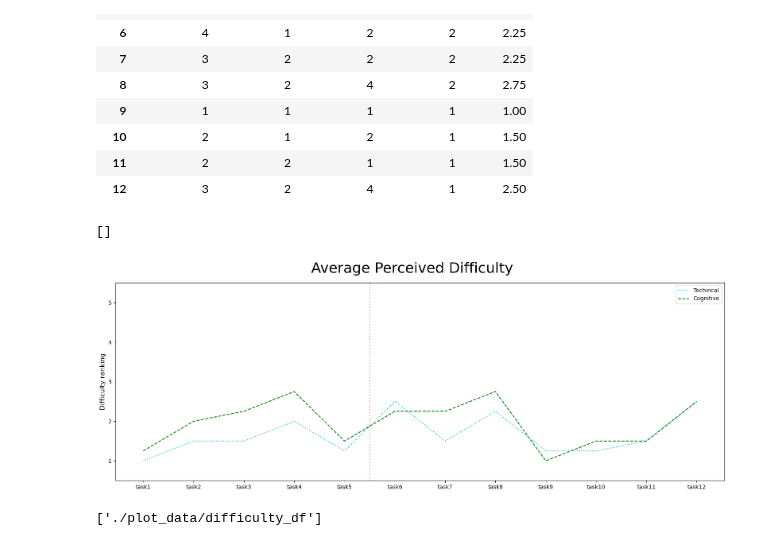
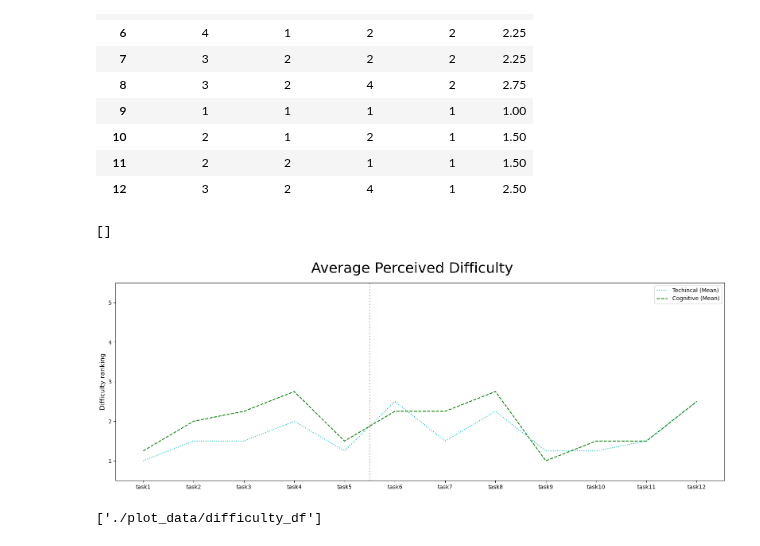
Before and after one commit to wnetzel/Pilot-Study, a Jupyter notebook: Notebooks/Questionnaire.ipynb, the cells around one changed output. Saved outputs shown, nothing was run; the diff lists cells and outputs as text; code cells hidden in the pictures.

```diff
--- a/Notebooks/Questionnaire.ipynb
+++ b/Notebooks/Questionnaire.ipynb
@@ -132,29 +132,29 @@ cogn_diff
 # %%
 fig, ax = plt.subplots(figsize=(16,6))
 
 fig.suptitle('Average Perceived Difficulty', fontsize=26)
 
-ax.plot(labels, tech_diff['task_mean'], ':c', label='Techincal')
-ax.plot(labels, cogn_diff['task_mean'], '--g', label='Cognitive')
+ax.plot(labels, tech_diff['task_mean'], ':c', label='Techincal (Mean)')
+ax.plot(labels, cogn_diff['task_mean'], '--g', label='Cognitive (Mean)')
 
 ax.set_ylim(0.5,5.5)
 
 ax.set_ylabel('Difficulty ranking', fontsize=12)
 
 # Border between Impro and Scales
 ax.axvline(x=4.5, ls=':', lw=2, c='r', alpha=0.5)
 
 ax.legend()
 
 # Only ticks from 1-5
 ax.set_yticks(np.arange(1, 6))
 
 plt.tight_layout()
 plt.savefig("./plots/quest_avg.pdf")
 plt.plot()
 # %% [output]
 []
-[figure, old version]
+[figure, new version]
 # %%
 joblib.dump(difficulty_df, "./plot_data/difficulty_df")
 # %% [output]
```
Also changed, not shown: 3 other files.
